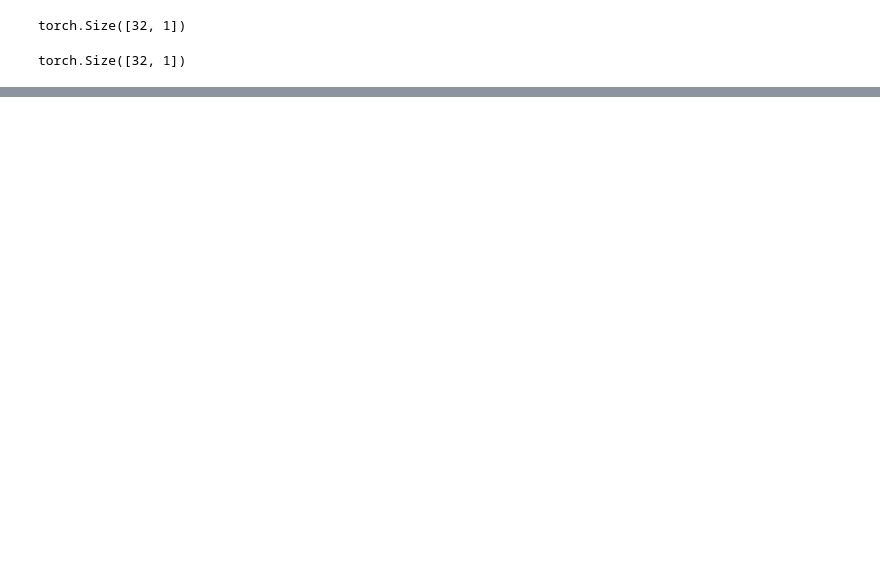
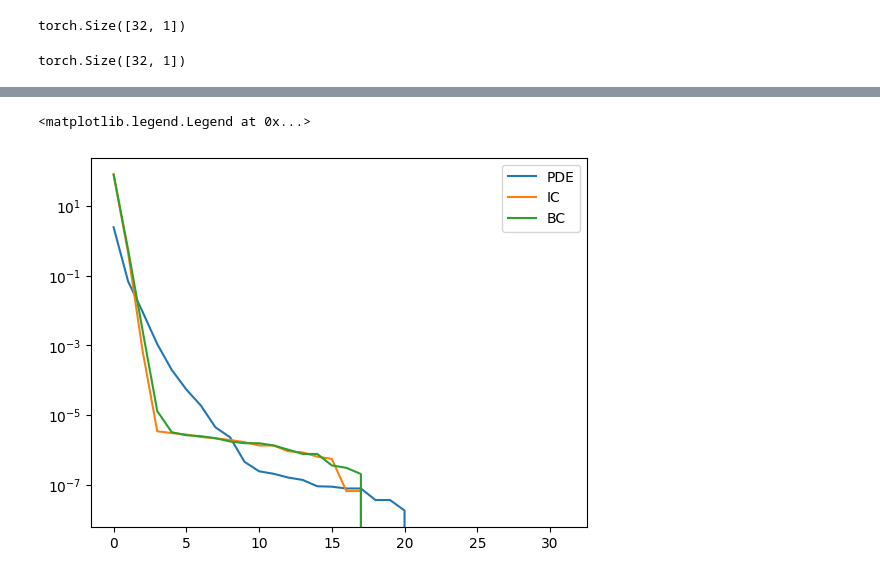
Before and after one commit to Mafaz03/Deep-Learning-in-Mechanics, a Jupyter notebook: advection-diffusion.ipynb, the cells around one changed output, grey strips where cells are left out. Saved outputs shown, nothing was run; the diff lists cells and outputs as text; code cells hidden in the pictures; blank space fills up the shorter version.

```diff
--- a/advection-diffusion.ipynb
+++ b/advection-diffusion.ipynb
@@ -171,23 +174,35 @@ torch.Size([32, 1])
 # %%
-def get_IC_residue(u_model, points, f):
+def get_IC_residue(u_model, points):
+    data, u_true = points
+    u_pred = u_model(data)
 
-    u_0_data = points.clone().detach().requires_grad_(True) # u at t = 0
+    return u_pred - u_true[:, 0].unsqueeze(1)
 
-    u = u_model(u_0_data)
-    ic_1_residue = u - f(u_0_data[:, 0].unsqueeze(1))
-
-    return ic_1_residue
-
-IC_data = get_initial(next(iter(train_dataloader)), f) # u, u_t (exact at t = 0)
-get_IC_residue(u_predictor_model, IC_data, f).shape
+IC_data, IC_data_u = get_initial(next(iter(train_dataloader)), domain, f) # u, u_t (exact at t = 0)
+get_IC_residue(u_predictor_model, (IC_data, IC_data_u)).shape
 # %% [output]
 torch.Size([32, 1])
 # %%
-def get_BC_residue(u_model, points, g):
-    return (u_model(points[0]) - g(points[2].unsqueeze(1))) + (u_model(points[1]) - g(points[3].unsqueeze(1)))
+def get_BC_residue(u_model, points):
+    data_0, data_L, u_0_g, u_L_g = points
 
+    res_0 = u_model(data_0) - u_0_g.unsqueeze(1)
+    res_L = u_model(data_L) - u_L_g.unsqueeze(1)
 
-BC_data = get_BC(next(iter(train_dataloader)))
-get_BC_residue(u_predictor_model, BC_data, g).shape
+    return res_0, res_L
+
+BC_data = get_BC(next(iter(train_dataloader)), domain, g)
+get_BC_residue(u_predictor_model, BC_data)[0].shape
 # %% [output]
 torch.Size([32, 1])
+# %%
+def get_flat_grad(output, model):
+    grads = torch.autograd.grad(output, model.parameters(), retain_graph=True, create_graph=False, allow_unused=True )
+    return torch.cat([
+        (g if g is not None else torch.zeros_like(p)).reshape(-1)
+        for g, p in zip(grads, model.parameters())
+    ])
+
+
+grads = get_flat_grad(u_predictor_model(torch.rand(32,2)).sum(), u_predictor_model)
+grads.shape
@@ -194,3 +261,11 @@ torch.Size([32, 1])
+# %%
+plt.semilogy(eig_pde.numpy(), label="PDE")
+plt.semilogy(eig_ic.numpy(), label="IC")
+plt.semilogy(eig_bc.numpy(), label="BC")
+plt.legend()
+# %% [output]
+<matplotlib.legend.Legend at 0x...>
+[figure, added]
 # %%
 def grad_norm(loss, models):
     if not isinstance(models, list):
```
Also changed, not shown: parts of 23 cells of this notebook, 2 other files.
